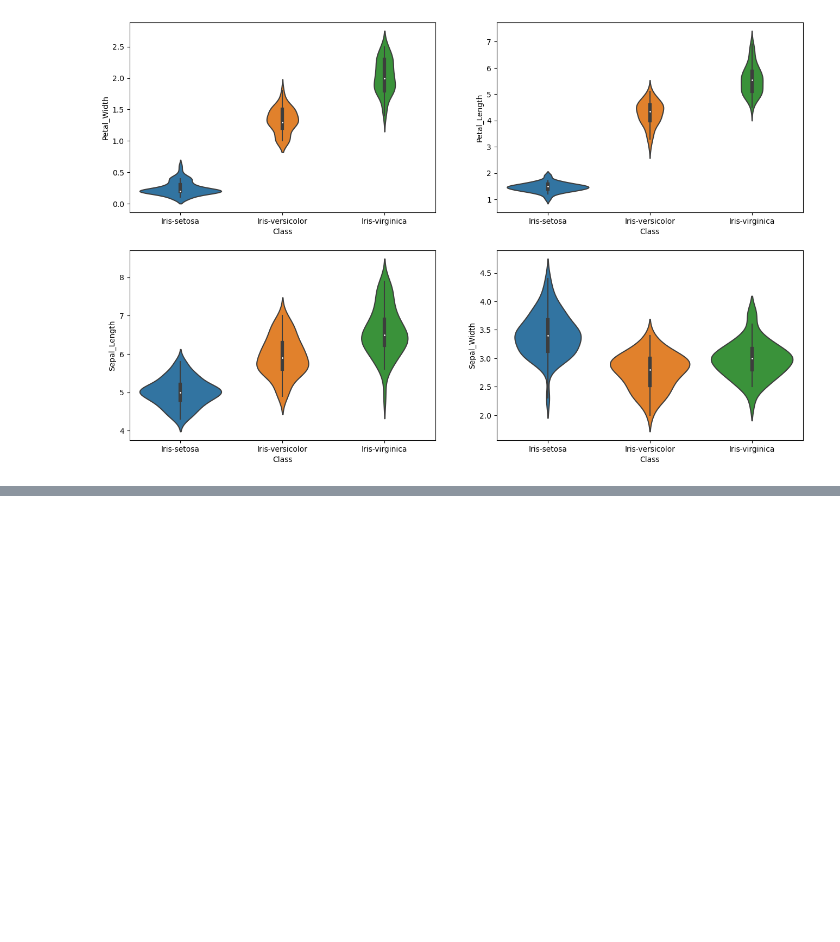
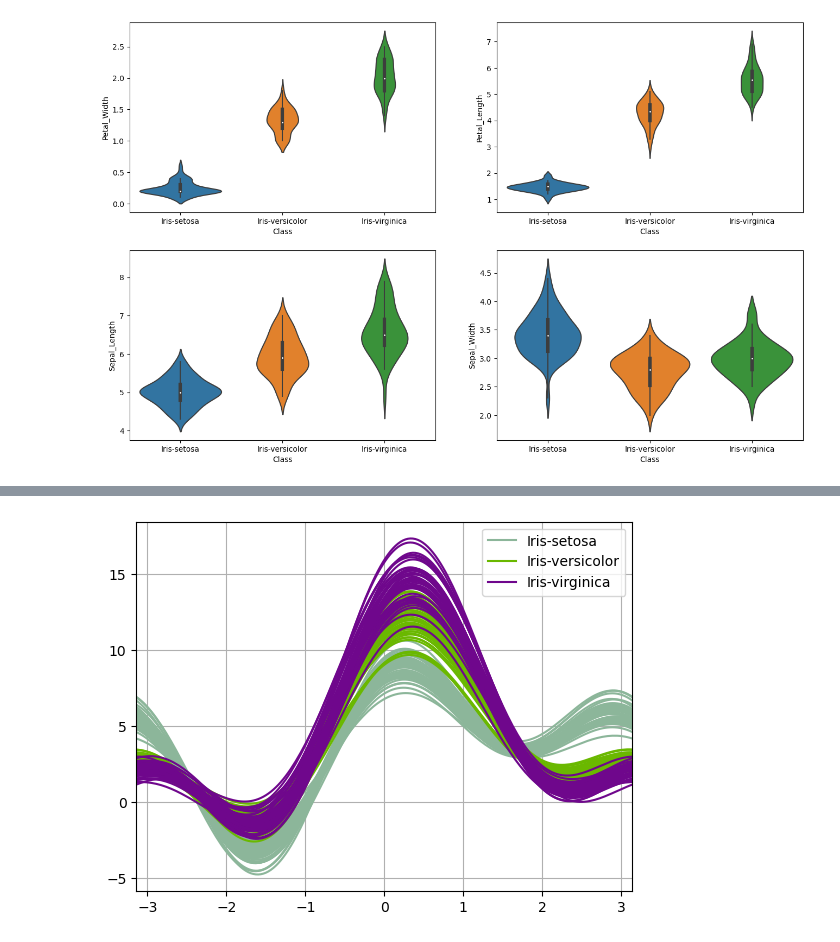
Before and after one commit to keithmmc/data_fundamentals, a Jupyter notebook: project.ipynb, the cells around one changed output, grey strips where cells are left out. Saved outputs shown, nothing was run; the diff lists cells and outputs as text; code cells hidden in the pictures; blank space fills up the shorter version.

Commit message:
Update project.ipynb
Looking at Andrews Curve for class, and cleaning up some markdown,

```diff
--- a/project.ipynb
+++ b/project.ipynb
@@ -354,0 +379,10 @@ ValueError: 'iris_data' is not one of the example datasets.
+# %%
+x = pd.plotting.andrews_curves(iris_data, 'Class')
+
+# plotting the Curve
+x.plot()
+
+# Display
+plt.show()
+# %% [output]
+[figure, added]
```
Also changed, not shown: parts of 11 cells of this notebook.
